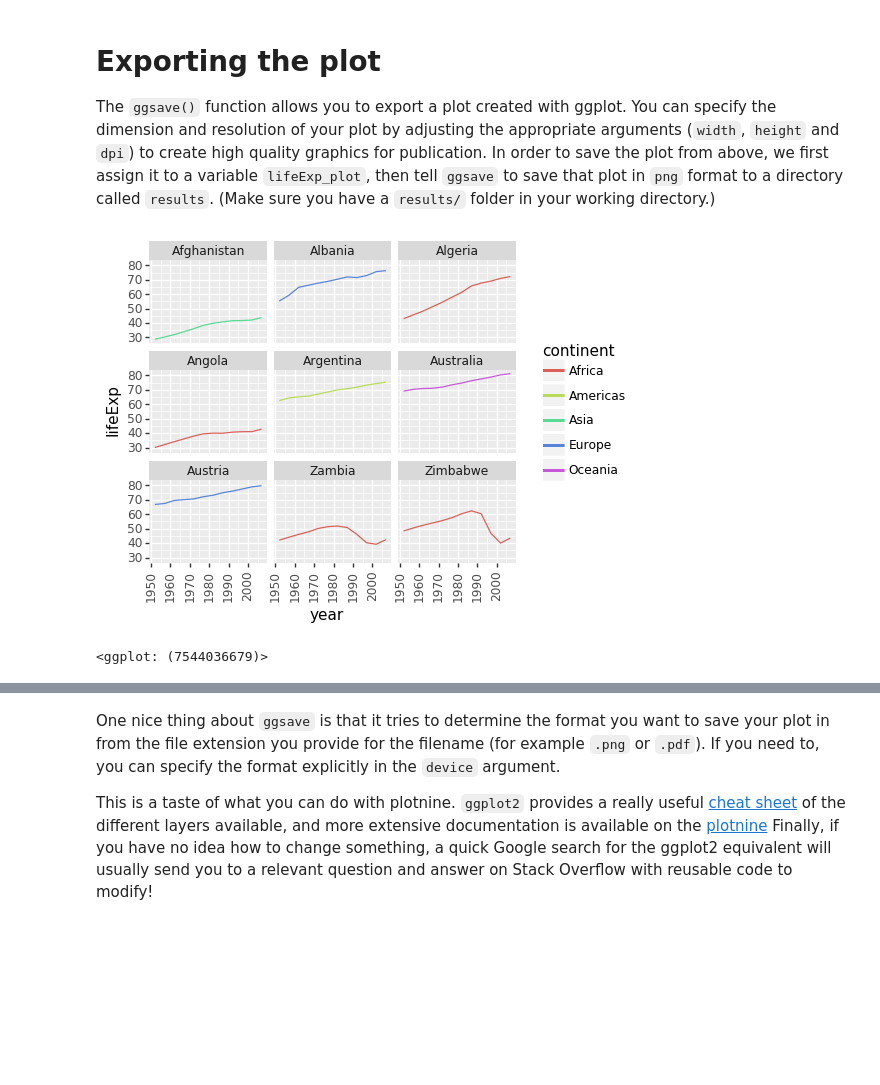
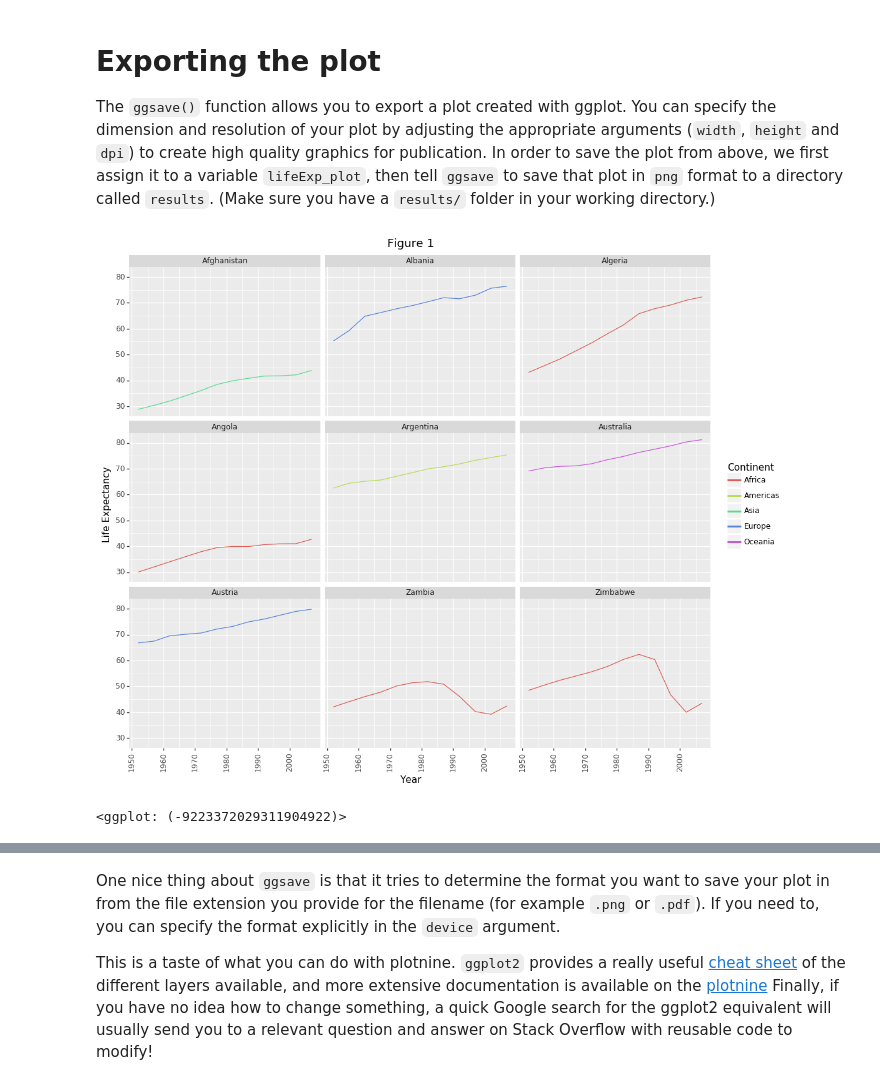
Before and after one commit to PNNL-CompBio/2020-04.01-02-PNNL-SWC, a Jupyter notebook: Notebooks/Plotting with Plotnine.ipynb, the cells around one changed output, grey strips where cells are left out. Saved outputs shown, nothing was run; the diff lists cells and outputs as text; code cells hidden in the pictures; blank space fills up the shorter version.

Commit message:
Fixed challenge 5 to use pub quality figure

```diff
--- a/Notebooks/Plotting with Plotnine.ipynb
+++ b/Notebooks/Plotting with Plotnine.ipynb
@@ -454,7 +454,6 @@ We also want to flip the x-axis text $90^\circ$
 # %%
 from plotnine import facet_wrap, theme, element_text, labs
 
-az_countries = gapminder[az_mask]
 (ggplot( data    = az_countries,
          mapping = aes(x     = 'year',
                      y     = 'lifeExp',
@@ -477,28 +476,34 @@ The `ggsave()` function allows you to export a plot created with ggplot. You can
 # %%
 from plotnine import ggsave
 import os
 if not os.path.exists( 'results'):
     os.mkdir('results')
 
 
-lifeExp_plot = ( ggplot( data   = az_countries,
-                         mapping= aes( x     = 'year',
-                                       y     = 'lifeExp',
-                                       color = 'continent'))
-                + geom_line()
-                + facet_wrap( 'country' )
-                + theme(axis_text_x = element_text( rotation = 90 ) ) )
+lifeExp_plot = (
+    ggplot( data    = az_countries,
+         mapping = aes(x     = 'year',
+                     y     = 'lifeExp',
+                     color = 'continent'))
+    + labs( x     = "Year",
+        y     = "Life Expectancy",
+        title = "Figure 1",
+        color = "Continent")
+    + geom_line()
+    + facet_wrap( 'country' )
+    + theme( axis_text_x = element_text( rotation = 90 ))
+)
+
 ggsave( plot= lifeExp_plot,
-        filename='results/lifeExp_by_year.jpg',
+        filename='results/lifeExp_by_year.png',
         width = 12,
         height = 10,
-        dpi = 300,
-        units = "cm")
+        dpi = 300 )
 
 lifeExp_plot
 # %% [output]
-[figure, old version]
+[figure, new version]
-<ggplot: (7544036679)>
+<ggplot: (-9223372029311904922)>
 # %% [markdown]
 ## Validating that the plot actually saved
 Using the in-line image link feature of Markdown, we can test to see whether the file saved:
```
Also changed, not shown: parts of 1 cell of this notebook, 1 other file.
